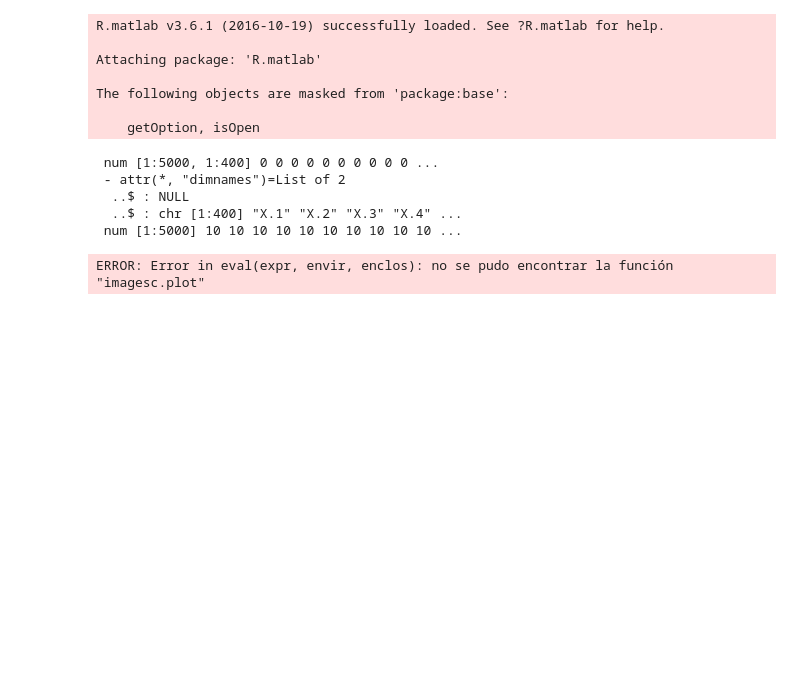
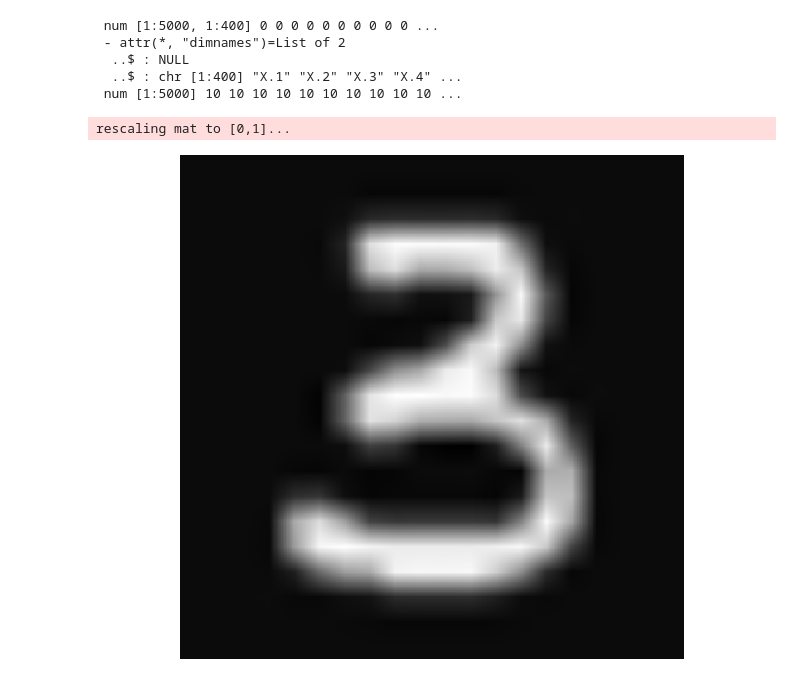
Before and after one commit to RGiskard/portfolio, a Jupyter notebook: coursera-machine-learning/R/multiclass-classification/neural-network/backpropagation-nn-multiclass-classification.ipynb, the cells around one changed output. Saved outputs shown, nothing was run; the diff lists cells and outputs as text; code cells hidden in the pictures; blank space fills up the shorter version.

```diff
--- a/coursera-machine-learning/R/multiclass-classification/neural-network/backpropagation-nn-multiclass-classification.ipynb
+++ b/coursera-machine-learning/R/multiclass-classification/neural-network/backpropagation-nn-multiclass-classification.ipynb
@@ -7,19 +7,14 @@ options(scipen = 999, repr.plot.width=4, repr.plot.height= 4, warn = -1)
 # %%
 #Instalación y carga de paquetes necesarios
-list.of.packages <- c('R.matlab')
+list.of.packages <- c('R.matlab', 'fields', 'ggmap', 'gridExtra')
 
 new.packages <- list.of.packages[!(list.of.packages %in% installed.packages()[,"Package"])]
 if(length(new.packages)) install.packages(new.packages, repos = "https://cran.r-project.org")
 
 library(R.matlab)
+library(fields)
+library(ggmap)
+library(gridExtra)
-# %% [output]
-R.matlab v3.6.1 (2016-10-19) successfully loaded. See ?R.matlab for help.
-
-Attaching package: 'R.matlab'
-
-The following objects are masked from 'package:base':
-
-    getOption, isOpen
 # %%
 #Carga de datos
 
@@ -40,8 +35,10 @@ str(y)
   ..$ : NULL
   ..$ : chr [1:400] "X.1" "X.2" "X.3" "X.4" ...
  num [1:5000] 10 10 10 10 10 10 10 10 10 10 ...
-# %%
-aux <- matrix(X[1,], 20, 20)
-imagesc.plot(aux)
-# %% [output]
-ERROR: Error in eval(expr, envir, enclos): no se pudo encontrar la función "imagesc.plot"
+# %%
+idx <- sample(1:nrow(X), 1)
+aux <- matrix(X[idx,], 20, 20)
+ggimage(aux, scale_axes = TRUE)
+# %% [output]
+rescaling mat to [0,1]...
+[figure, added]
```
Also changed, not shown: parts of 4 cells of this notebook, 4 other files.
